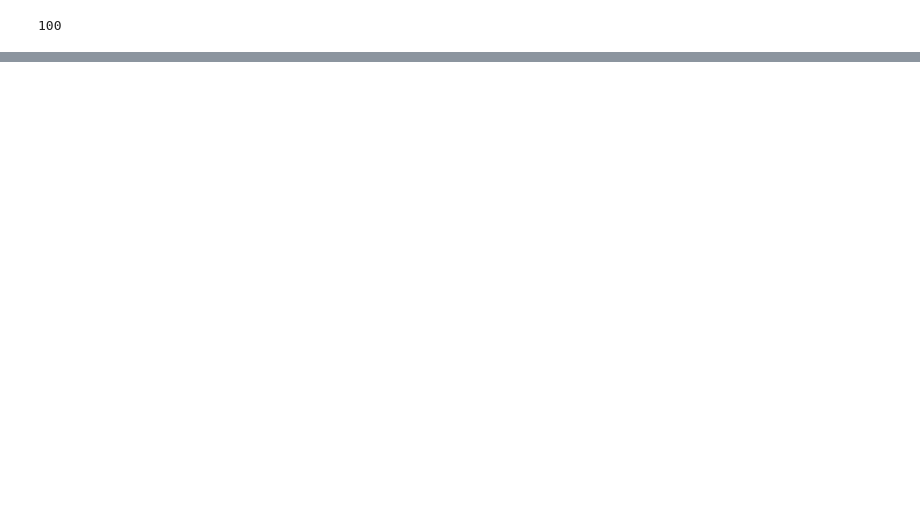
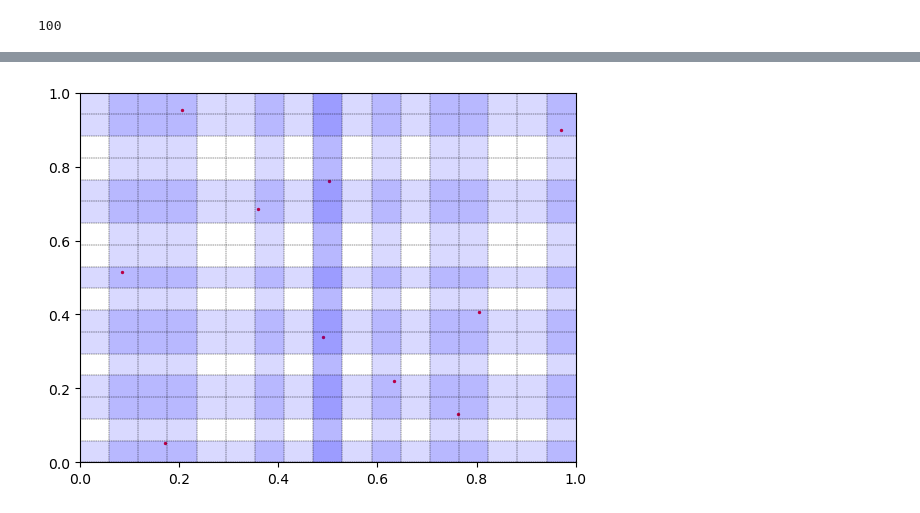
Before and after one commit to alecrespi/latinexpansion, a Jupyter notebook: eLHS.ipynb, the cells around one changed output, grey strips where cells are left out. Drawn from its saved outputs; the diff is of its cells as text; code cells hidden in the pictures; blank space fills up the shorter version.

Commit message:
Perfect PeLHS filling implemented; bug fixes

```diff
--- a/eLHS.ipynb
+++ b/eLHS.ipynb
@@ -35,7 +36,7 @@ def plotLHS(lhs: np.ndarray, grid = False, highlight = False):
                 continue
 # %%
 def lhs_grader(lhs: np.ndarray):
-    y = sudoku_identity(lhs)
+    y = sudoku_identity(lhs, verbose=False)
     # print([np.min(y[s]) for s in range(len(y))])
     # reducing y
     grade = np.min([np.sum(y[:, s]) for s in range(y.shape[1])])
@@ -48,7 +49,8 @@ def sudoku_identity(lhs: np.ndarray, verbose: bool = False):
         interval = [q/N, (q+1)/N]
         for j in range(P):
             for i in range(N):
-                if(lhs[i, j] is not None and interval[0] <= lhs[i, j] <= interval[1]):
+                if(lhs[i, j] is not None and not np.isnan(lhs[i, j]) and
+                   interval[0] <= lhs[i, j] <= interval[1]):
                     y[q, j] += int(1)
                     if not verbose:
                         break
@@ -118,0 +123,36 @@ plotLHS(pss2, grid=True, highlight=True)
+# %%
+def inner_coords(point, N):
+    timestep = 1/N
+    # increases rounding error
+    return [ point[j] * N - floor(point[j]/timestep) for j in range(len(point))]
+# %%
+def rpop(v: np.ndarray):
+    rindex = r.randint(0, len(v) - 1)
+    return v[rindex], np.delete(v, rindex, 0)
+
+def fill_the_gaps(pelhs: np.ndarray, M:int, scattering = False):
+    PeLHS = copy.deepcopy(pelhs)
+    N, P = PeLHS.shape[0] - M, PeLHS.shape[1]
+    sdk = sudoku_identity(PeLHS)
+    # list of available dim-vacancies in PeLHS
+    # change vacancy array allocation to match a proper np matrix (do I need this?)
+    vacancies = [[i for i in range(N + M) if sdk[i, j] == 0] for j in range(P)]
+    # TODO: fill the vacancies with proper LHS samples (two cases: perfect expansion and degenerate expansion)
+    # sub-LHS: an LHS where its intervals are mapped against the PeLHS empty intervals
+    # but also
+    # if(len([i for i in range(len(vacancies)) if len(vacancies[i]) != M]) == 0):
+    if(lhs_grader(PeLHS) == N):     # perfect expansion
+        expansion = LHS.random(M)
+        timestep = 1/(N+M)
+        r.shuffle(expansion)
+        for m in range(M):
+            samplex = inner_coords(expansion[m], M)
+            for j in range(P):
+                q, vacancies[j] = rpop(vacancies[j])
+                PeLHS[N + m, j] = (q + samplex[j]) * timestep
+    return PeLHS
+
+fss2 = fill_the_gaps(pss2, M)
+plotLHS(fss2, True, True)
+# %% [output]
+[figure, added]
```
Also changed, not shown: parts of 3 cells of this notebook.
